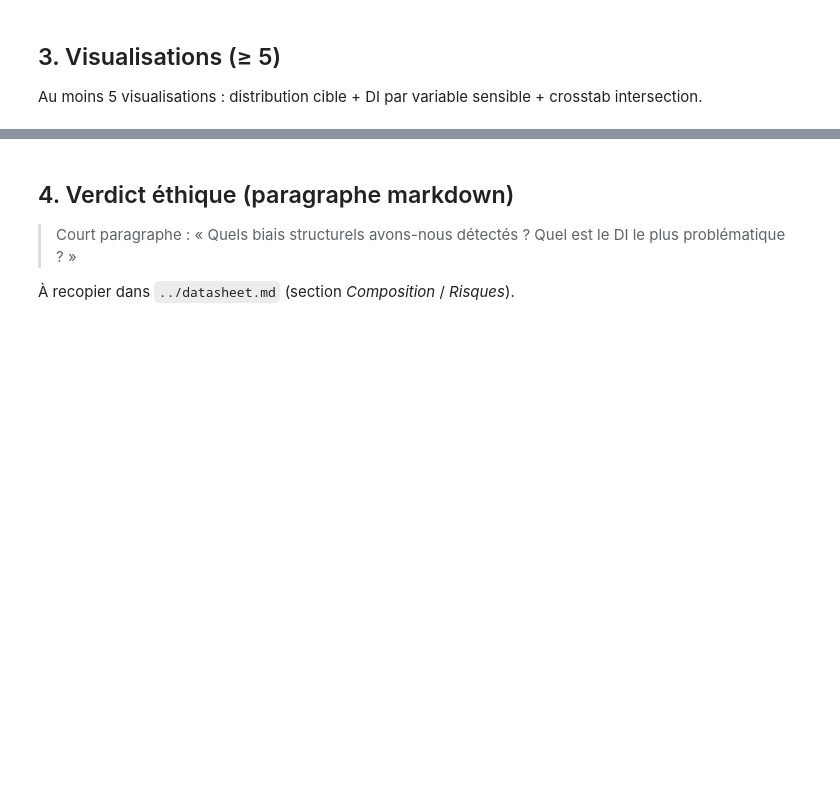
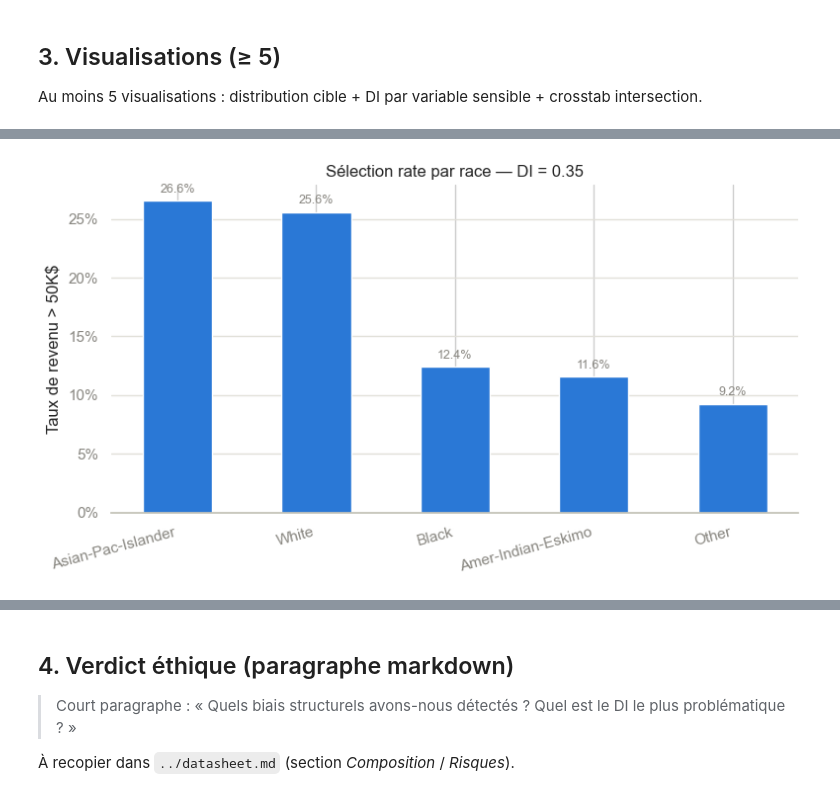
Before and after one commit to nawellepolin/M2-B2-athena-nawelle-jeremy, a Jupyter notebook: notebooks/M2-B2_audit_template.ipynb, the cells around one changed output, grey strips where cells are left out. Cells and saved outputs as stored; diff of their text form; code cells hidden in the pictures; blank space fills up the shorter version.

```diff
--- a/notebooks/M2-B2_audit_template.ipynb
+++ b/notebooks/M2-B2_audit_template.ipynb
@@ -120,0 +200,24 @@ crosstab intersection.
+# %%
+# Visualisation 3 — DI sur race
+sr_race_sorted = sr_race.sort_values(ascending=False)
+
+fig, ax = plt.subplots(figsize=(8, 4.5))
+bars = ax.bar(sr_race_sorted.index, sr_race_sorted.values, color=COLOR_MAIN, width=0.5)
+ax.bar_label(bars, fmt=lambda v: f"{v:.1%}", padding=4, fontsize=9, color=MUTED)
+
+ax.set_ylabel("Taux de revenu > 50K$")
+ax.set_title(f"Sélection rate par race — DI = {di_race:.2f}")
+ax.set_xticklabels(sr_race_sorted.index, rotation=15, ha="right")
+ax.yaxis.set_major_formatter(lambda v, _: f"{v:.0%}")
+ax.grid(axis="y", color=GRID, linewidth=1)
+ax.set_axisbelow(True)
+for spine in ["top", "right", "left"]:
+    ax.spines[spine].set_visible(False)
+ax.spines["bottom"].set_color(AXIS)
+ax.tick_params(axis="x", colors=MUTED)
+ax.tick_params(axis="y", colors=MUTED)
+
+plt.tight_layout()
+plt.show()
+# %% [output]
+[figure, added]
```
Also changed, not shown: parts of 10 cells of this notebook, 3 other files.
